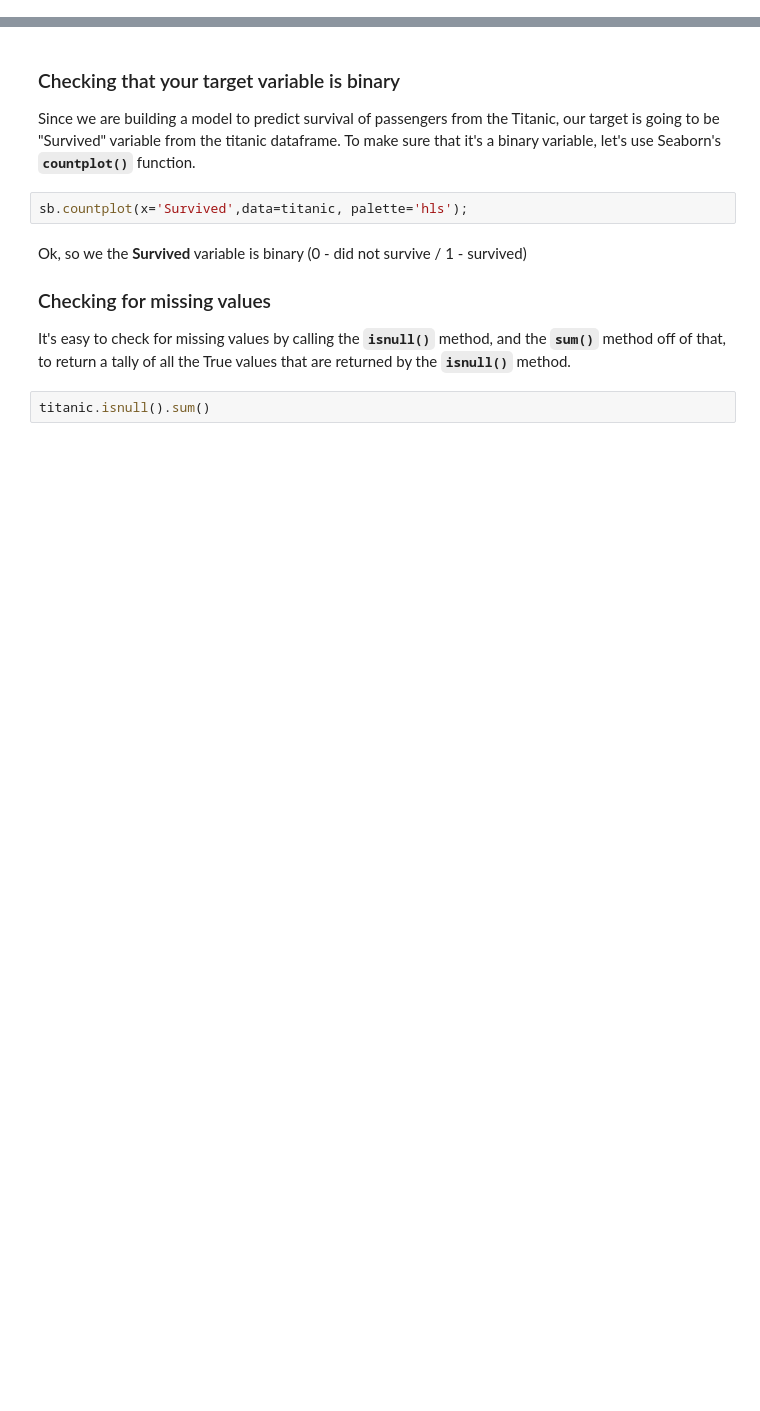
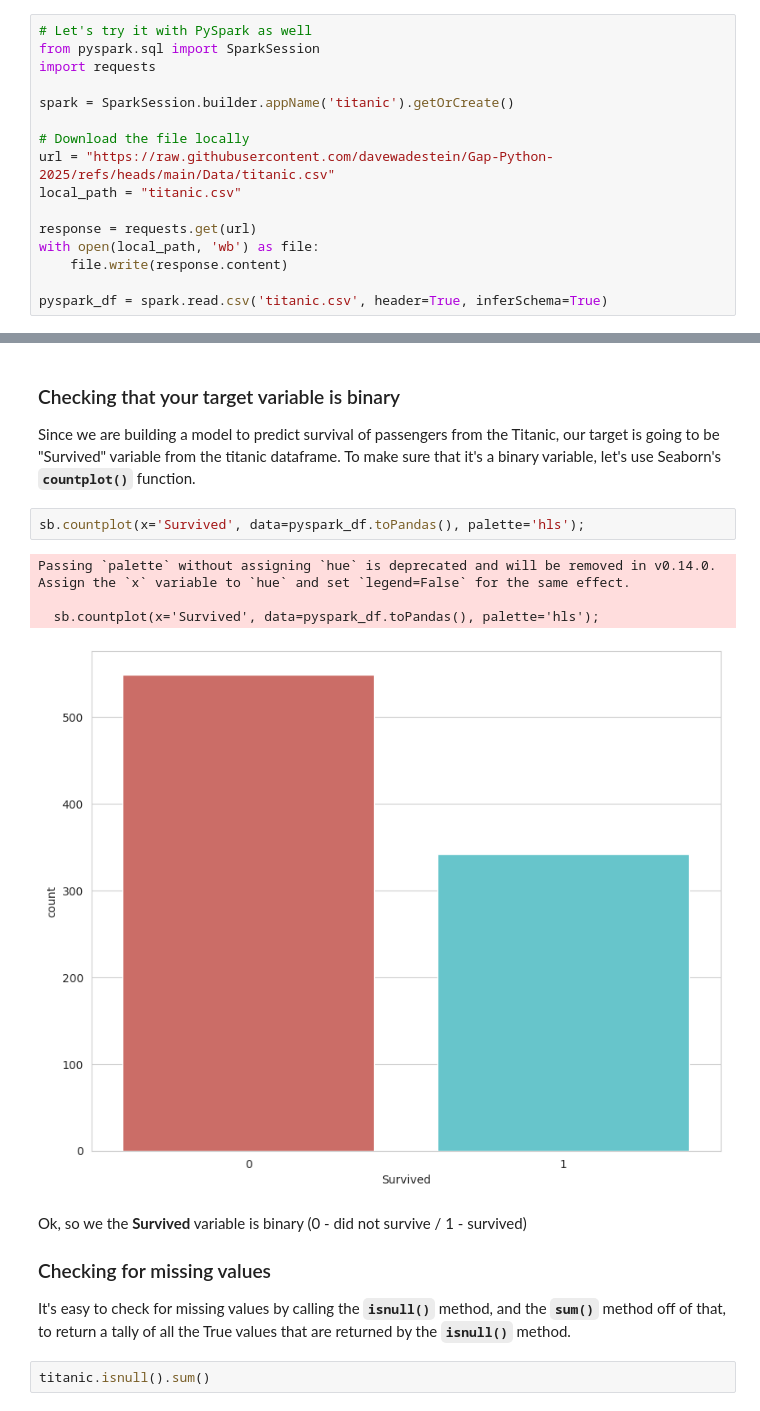
Before and after one commit to davewadestein/Gap-Python-2025, a Jupyter notebook: Demo/Demo_Titanic_Logistic_Regression.ipynb, the cells around one changed output, grey strips where cells are left out. Cells and saved outputs as stored; diff of their text form; blank space fills up the shorter version.

```diff
--- a/Demo/Demo_Titanic_Logistic_Regression.ipynb
+++ b/Demo/Demo_Titanic_Logistic_Regression.ipynb
@@ -40,3 +58,19 @@ Ticket - Ticket Number<br>
 Fare - Passenger Fare (British pound)<br>
 Cabin - Cabin<br>
 Embarked - Port of Embarkation (C = Cherbourg; Q = Queenstown; S = Southampton)
+# %%
+# Let's try it with PySpark as well
+from pyspark.sql import SparkSession
+import requests
+
+spark = SparkSession.builder.appName('titanic').getOrCreate()
+
+# Download the file locally
+url = "https://raw.githubusercontent.com/davewadestein/Gap-Python-2025/refs/heads/main/Data/titanic.csv"
+local_path = "titanic.csv"
+
+response = requests.get(url)
+with open(local_path, 'wb') as file:
+    file.write(response.content)
+
+pyspark_df = spark.read.csv('titanic.csv', header=True, inferSchema=True)
@@ -44,7 +102,12 @@ Embarked - Port of Embarkation (C = Cherbourg; Q = Queenstown; S = Southampton)
 ### Checking that your target variable is binary
 Since we are building a model to predict survival of passengers from the Titanic, our target is going to be "Survived" variable from the titanic dataframe. To make sure that it's a binary variable, let's use Seaborn's __`countplot()`__ function.
 # %%
-sb.countplot(x='Survived',data=titanic, palette='hls');
+sb.countplot(x='Survived', data=pyspark_df.toPandas(), palette='hls');
+# %% [output]
+Passing `palette` without assigning `hue` is deprecated and will be removed in v0.14.0. Assign the `x` variable to `hue` and set `legend=False` for the same effect.
+
+  sb.countplot(x='Survived', data=pyspark_df.toPandas(), palette='hls');
+[figure, added]
 # %% [markdown]
 Ok, so we the __Survived__ variable is binary (0 - did not survive / 1 - survived)
 
```
Also changed, not shown: parts of 23 cells of this notebook.
